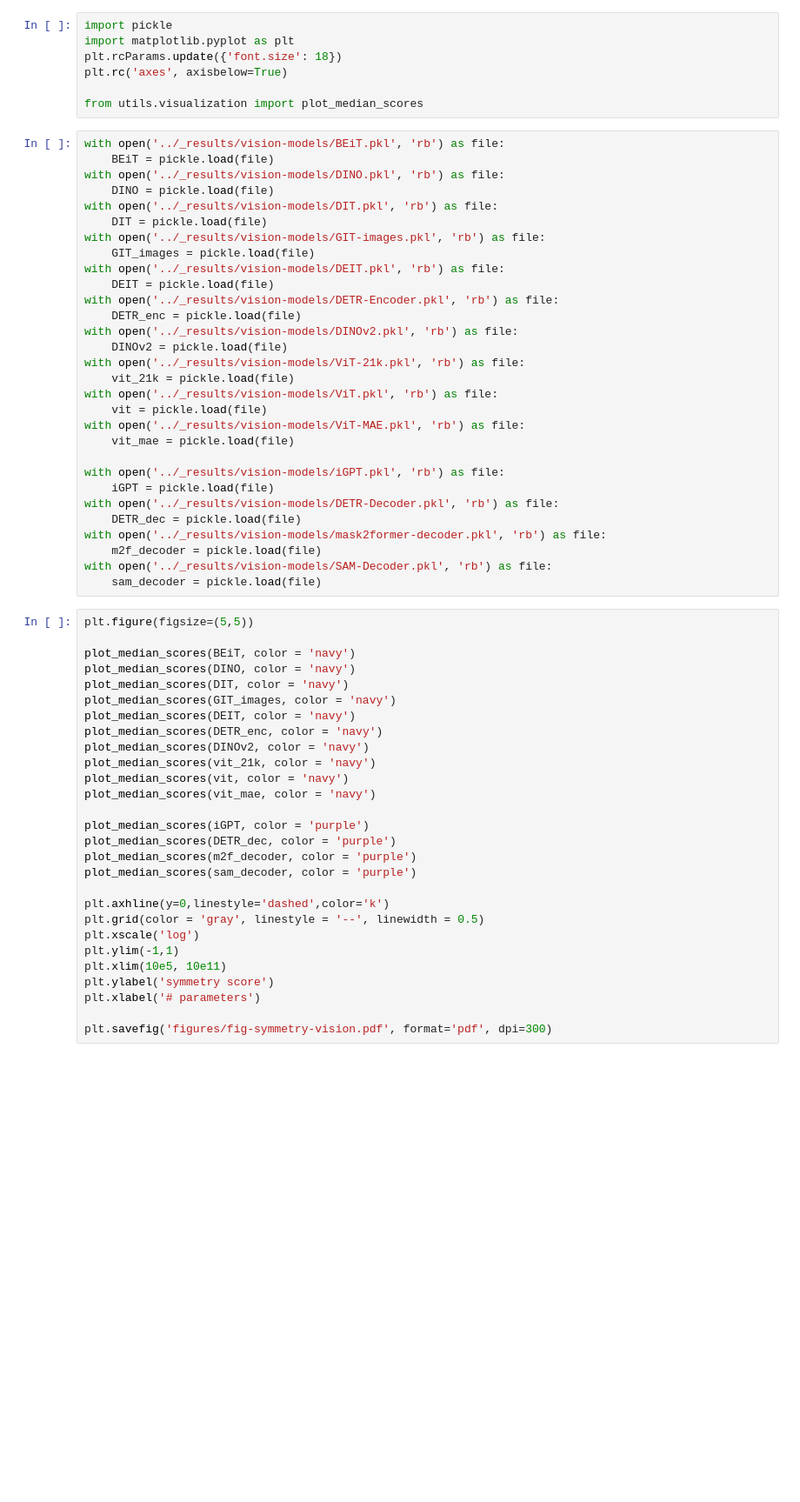
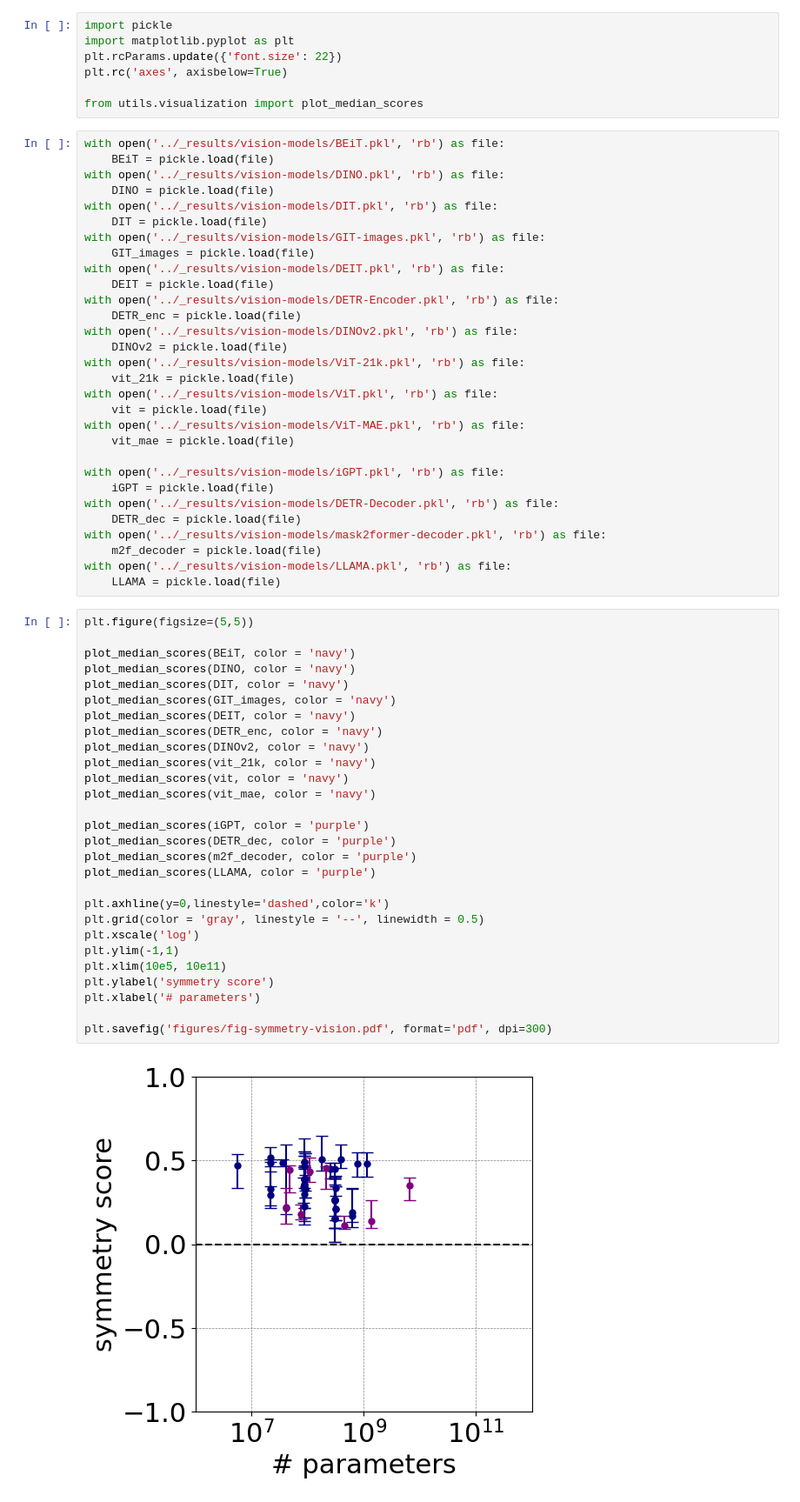
Before and after one commit to matteosaponati/attention-geometry, a Jupyter notebook: notebooks-ICML2025/suppfig-scores-vision.ipynb, the cells around one changed output. Shown at 87% size. Saved outputs shown, nothing was run; the diff lists cells and outputs as text; blank space fills up the shorter version.

Commit message:
remove Sam model from video and general update of suppfigs

```diff
--- a/notebooks-ICML2025/suppfig-scores-vision.ipynb
+++ b/notebooks-ICML2025/suppfig-scores-vision.ipynb
@@ -1,7 +1,7 @@
 # %%
 import pickle
 import matplotlib.pyplot as plt
-plt.rcParams.update({'font.size': 18})
+plt.rcParams.update({'font.size': 22})
 plt.rc('axes', axisbelow=True)
 
 from utils.visualization import plot_median_scores
@@ -33,36 +33,38 @@ with open('../_results/vision-models/DETR-Decoder.pkl', 'rb') as file:
     DETR_dec = pickle.load(file)
 with open('../_results/vision-models/mask2former-decoder.pkl', 'rb') as file:
     m2f_decoder = pickle.load(file)
-with open('../_results/vision-models/SAM-Decoder.pkl', 'rb') as file:
-    sam_decoder = pickle.load(file)
+with open('../_results/vision-models/LLAMA.pkl', 'rb') as file:
+    LLAMA = pickle.load(file)
 # %%
 plt.figure(figsize=(5,5))
 
 plot_median_scores(BEiT, color = 'navy')
 plot_median_scores(DINO, color = 'navy')
 plot_median_scores(DIT, color = 'navy')
 plot_median_scores(GIT_images, color = 'navy')
 plot_median_scores(DEIT, color = 'navy')
 plot_median_scores(DETR_enc, color = 'navy')
 plot_median_scores(DINOv2, color = 'navy')
 plot_median_scores(vit_21k, color = 'navy')
 plot_median_scores(vit, color = 'navy')
 plot_median_scores(vit_mae, color = 'navy')
 
 plot_median_scores(iGPT, color = 'purple')
 plot_median_scores(DETR_dec, color = 'purple')
 plot_median_scores(m2f_decoder, color = 'purple')
-plot_median_scores(sam_decoder, color = 'purple')
+plot_median_scores(LLAMA, color = 'purple')
 
 plt.axhline(y=0,linestyle='dashed',color='k')
 plt.grid(color = 'gray', linestyle = '--', linewidth = 0.5)
 plt.xscale('log')
 plt.ylim(-1,1)
 plt.xlim(10e5, 10e11)
 plt.ylabel('symmetry score')
 plt.xlabel('# parameters')
 
 plt.savefig('figures/fig-symmetry-vision.pdf', format='pdf', dpi=300)
+# %% [output]
+[figure, added]
 # %%
 plt.figure(figsize=(5,5))
 
```
Also changed, not shown: parts of 1 cell of this notebook.
